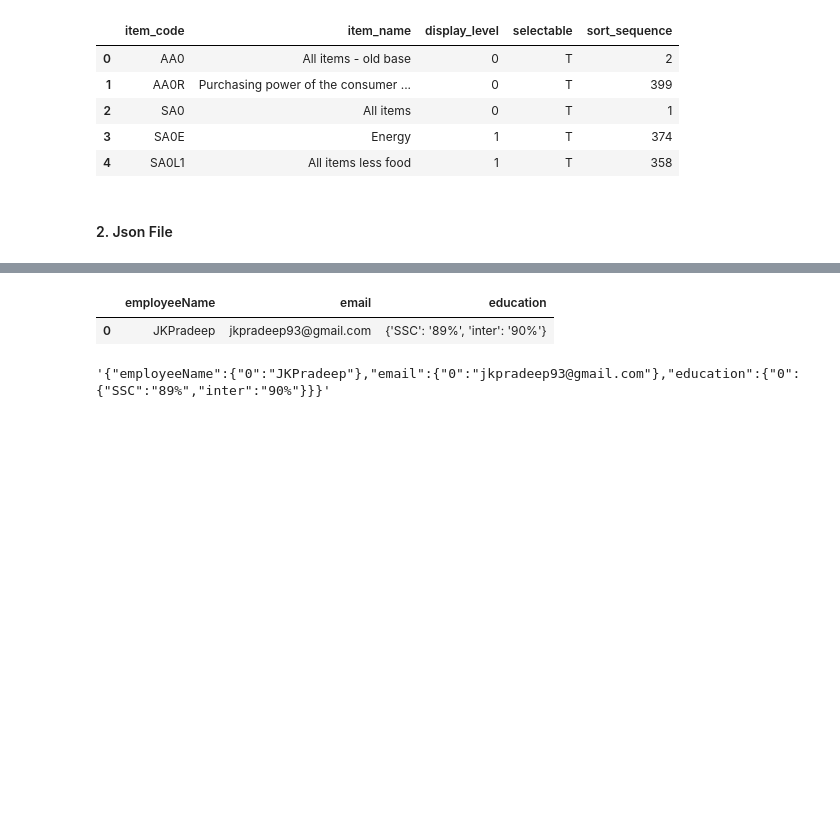
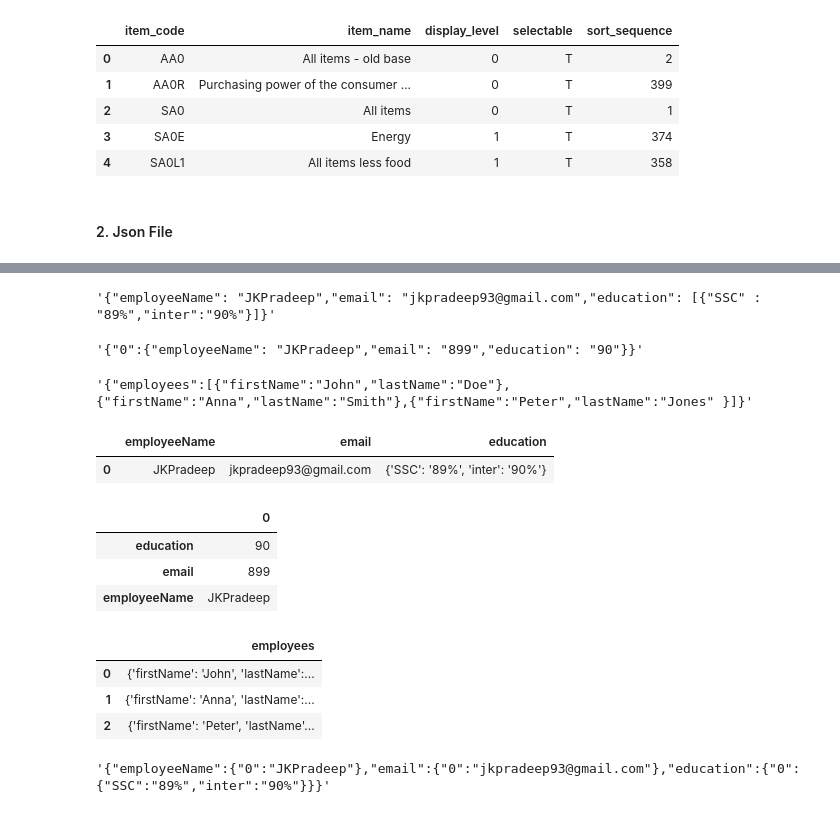
Before and after one commit to JKPradeep/DataScienceMaterial, a Jupyter notebook: 5 Library - Pandas Library/5.3 Library - Pandas - Read different File Formats - .csv, .excel.....ipynb, the cells around one changed output, grey strips where cells are left out. Cells and saved outputs as stored; diff of their text form; code cells hidden in the pictures; blank space fills up the shorter version.

```diff
--- a/5 Library - Pandas Library/5.3 Library - Pandas - Read different File Formats - .csv, .excel.....ipynb
+++ b/5 Library - Pandas Library/5.3 Library - Pandas - Read different File Formats - .csv, .excel.....ipynb
@@ -167,5 +173,6 @@ df13.head()
 # %%
 jData= '{"employeeName": "JKPradeep","email": "jkpradeep93@gmail.com","education": [{"SSC" : "89%","inter":"90%"}]}' # Nested Data
 #jData1= '{"employeeName": "JKPradeep","email": "899","education": "90"}' # Not working??
-
 ### ValueError: If using all scalar values, you must pass an index
+jData1= '{"0":{"employeeName": "JKPradeep","email": "899","education": "90"}}' # Working
+jData2='{"employees":[{"firstName":"John","lastName":"Doe"},{"firstName":"Anna","lastName":"Smith"},{"firstName":"Peter","lastName":"Jones" }]}'
@@ -176,6 +187,35 @@ str
+# %%
+jData
+# %% [output]
+'{"employeeName": "JKPradeep","email": "jkpradeep93@gmail.com","education": [{"SSC" : "89%","inter":"90%"}]}'
+# %%
+jData1
+# %% [output]
+'{"0":{"employeeName": "JKPradeep","email": "899","education": "90"}}'
+# %%
+jData2
+# %% [output]
+'{"employees":[{"firstName":"John","lastName":"Doe"},{"firstName":"Anna","lastName":"Smith"},{"firstName":"Peter","lastName":"Jones" }]}'
 # %%
-df14= pd.read_json(jData)
-df14
+df14 = pd.read_json(jData)
+df14_1 = pd.read_json(jData1)
+df14_2 = pd.read_json(jData2)
-# %% [output]
-|  | employeeName | email | education |
-| 0 | JKPradeep | jkpradeep93@gmail.com | {'SSC': '89%', 'inter': '90%'} |
+# %%
+df14
+# %% [output]
+|  | employeeName | email | education |
+| 0 | JKPradeep | jkpradeep93@gmail.com | {'SSC': '89%', 'inter': '90%'} |
+# %%
+df14_1
+# %% [output]
+|  | 0 |
+| education | 90 |
+| email | 899 |
+| employeeName | JKPradeep |
+# %%
+df14_2
+# %% [output]
+|  | employees |
+| 0 | {'firstName': 'John', 'lastName':... |
+| 1 | {'firstName': 'Anna', 'lastName':... |
+| 2 | {'firstName': 'Peter', 'lastName'... |
```
Also changed, not shown: parts of 7 cells of this notebook.
